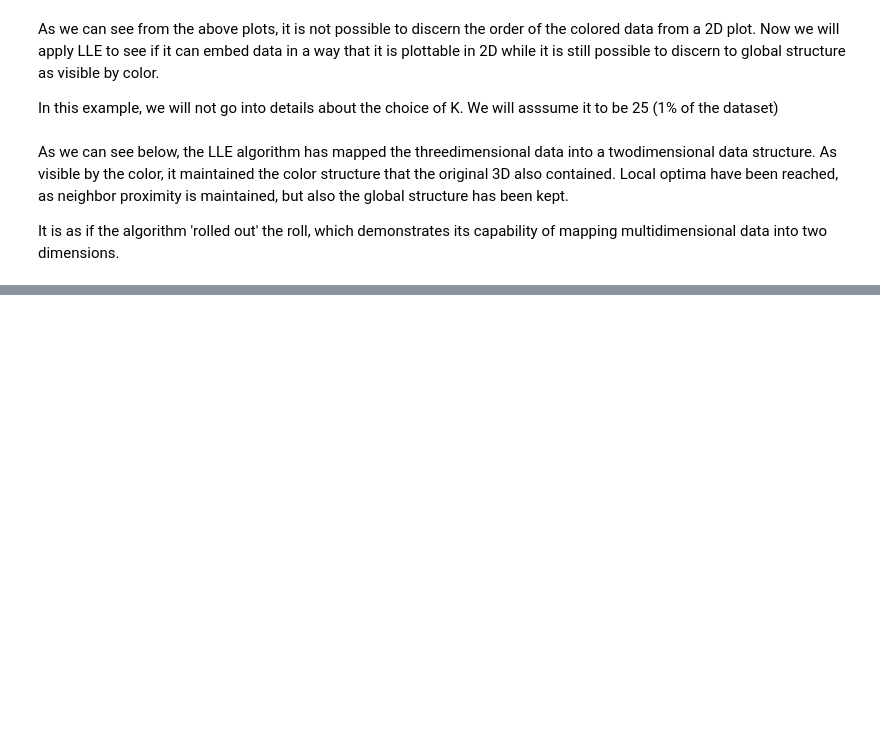
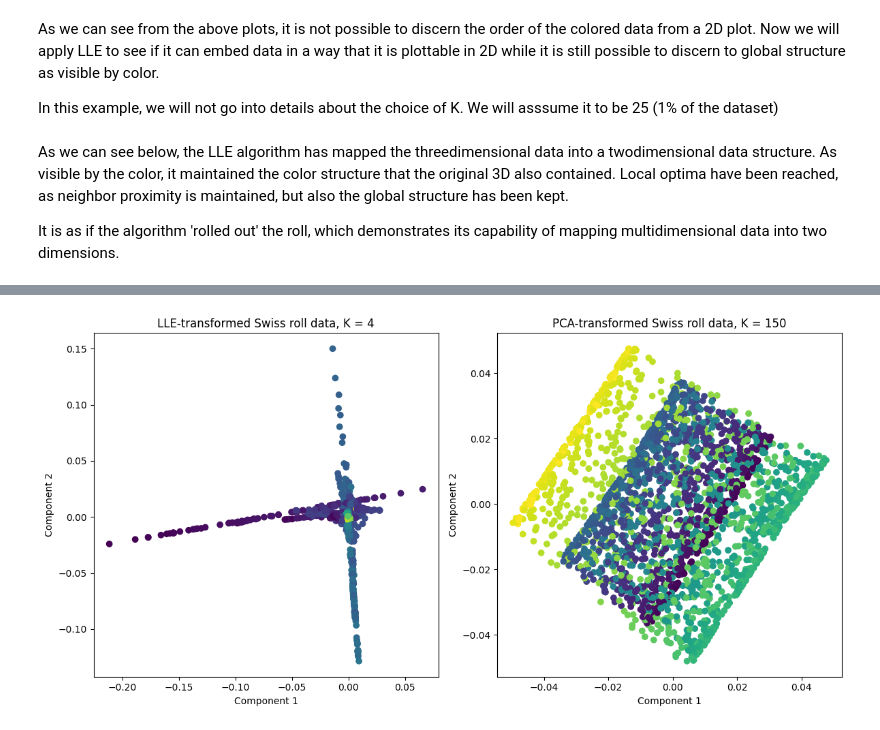
Before and after one commit to danielgg1/MDW-2, a Jupyter notebook: code.ipynb, the cells around one changed output, grey strips where cells are left out. Drawn from its saved outputs; the diff is of its cells as text; code cells hidden in the pictures; blank space fills up the shorter version.

```diff
--- a/code.ipynb
+++ b/code.ipynb
@@ -85,0 +121,25 @@ plt.show()
+# %%
+# Visualizations for bad parameter usage
+lle_4 = LocallyLinearEmbedding(n_neighbors = 4, n_components = 2)
+lle_150 = LocallyLinearEmbedding(n_neighbors = 150, n_components = 2)
+df_4 = pd.DataFrame(lle_4.fit_transform(df))
+df_150 = pd.DataFrame(lle_150.fit_transform(df))
+
+plt.figure(figsize=(12, 6))
+
+plt.subplot(121)
+plt.scatter(df_4[0], df_4[1], c = df_color, cmap = plt.cm.viridis)
+plt.title("LLE-transformed Swiss roll data, K = 4")
+plt.xlabel("Component 1")
+plt.ylabel("Component 2")
+
+plt.subplot(122)
+plt.scatter(df_150[0], df_150[1], c = df_color, cmap = plt.cm.viridis)
+plt.title("PCA-transformed Swiss roll data, K = 150")
+plt.xlabel("Component 1")
+plt.ylabel("Component 2")
+
+plt.tight_layout()
+plt.show()
+# %% [output]
+[figure, added]
```
Also changed, not shown: parts of 4 cells of this notebook.
